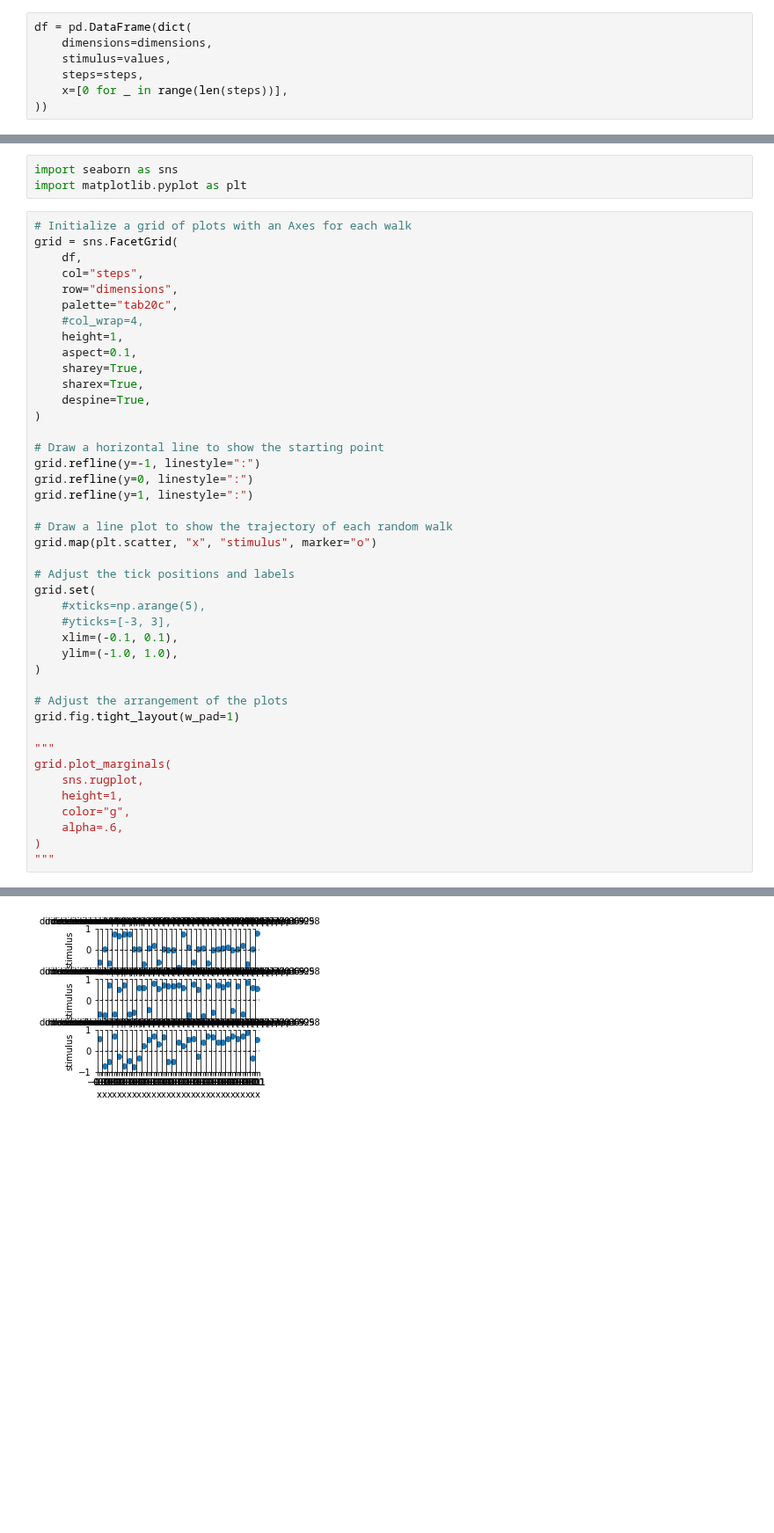
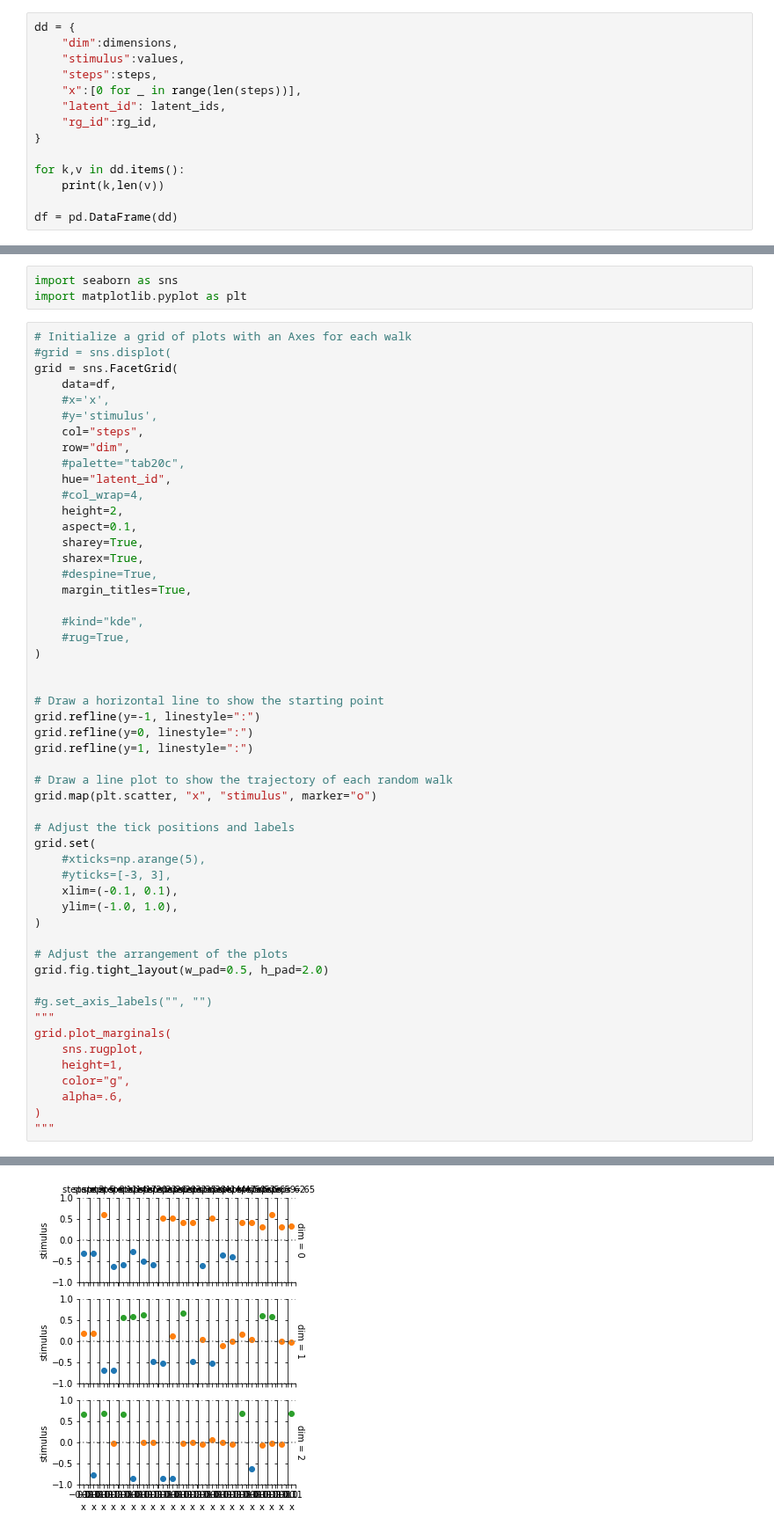
Before and after one commit to Near32/SymbolicBehaviourBenchmark, a Jupyter notebook: data_visualisation.ipynb, the cells around one changed output, grey strips where cells are left out. Shown at 88% size. Saved outputs shown, nothing was run; the diff lists cells and outputs as text; blank space fills up the shorter version.

```diff
--- a/data_visualisation.ipynb
+++ b/data_visualisation.ipynb
@@ -158,7 +186,14 @@ print(values)
 # %%
-df = pd.DataFrame(dict(
-    dimensions=dimensions,
-    stimulus=values,
-    steps=steps,
-    x=[0 for _ in range(len(steps))],
-))
+dd = {
+    "dim":dimensions,
+    "stimulus":values,
+    "steps":steps,
+    "x":[0 for _ in range(len(steps))],
+    "latent_id": latent_ids,
+    "rg_id":rg_id,
+}
+
+for k,v in dd.items():
+    print(k,len(v))
+
+df = pd.DataFrame(dd)
@@ -181,49 +223,59 @@ import seaborn as sns
 import matplotlib.pyplot as plt
 # %%
 # Initialize a grid of plots with an Axes for each walk
+#grid = sns.displot(
 grid = sns.FacetGrid(
-    df,
+    data=df,
+    #x='x',
+    #y='stimulus',
     col="steps",
-    row="dimensions",
-    palette="tab20c",
+    row="dim",
+    #palette="tab20c",
+    hue="latent_id",
     #col_wrap=4,
-    height=1,
+    height=2,
     aspect=0.1,
     sharey=True,
     sharex=True,
-    despine=True,
+    #despine=True,
+    margin_titles=True,
+
+    #kind="kde",
+    #rug=True,
 )
+
 
 # Draw a horizontal line to show the starting point
 grid.refline(y=-1, linestyle=":")
 grid.refline(y=0, linestyle=":")
 grid.refline(y=1, linestyle=":")
 
 # Draw a line plot to show the trajectory of each random walk
 grid.map(plt.scatter, "x", "stimulus", marker="o")
 
 # Adjust the tick positions and labels
 grid.set(
     #xticks=np.arange(5),
     #yticks=[-3, 3],
     xlim=(-0.1, 0.1),
     ylim=(-1.0, 1.0),
 )
 
 # Adjust the arrangement of the plots
-grid.fig.tight_layout(w_pad=1)
+grid.fig.tight_layout(w_pad=0.5, h_pad=2.0)
 
+#g.set_axis_labels("", "")
 """
 grid.plot_marginals(
     sns.rugplot,
     height=1,
     color="g",
     alpha=.6,
 )
 """
 # %% [output]
 '\ngrid.plot_marginals(\n    sns.rugplot, \n    height=1, \n    color="g", \n    alpha=.6,\n)\n'
-[figure, old version]
+[figure, new version]
 # %%
 g = sns.JointGrid(
     data=df,
```
Also changed, not shown: parts of 11 cells of this notebook.
